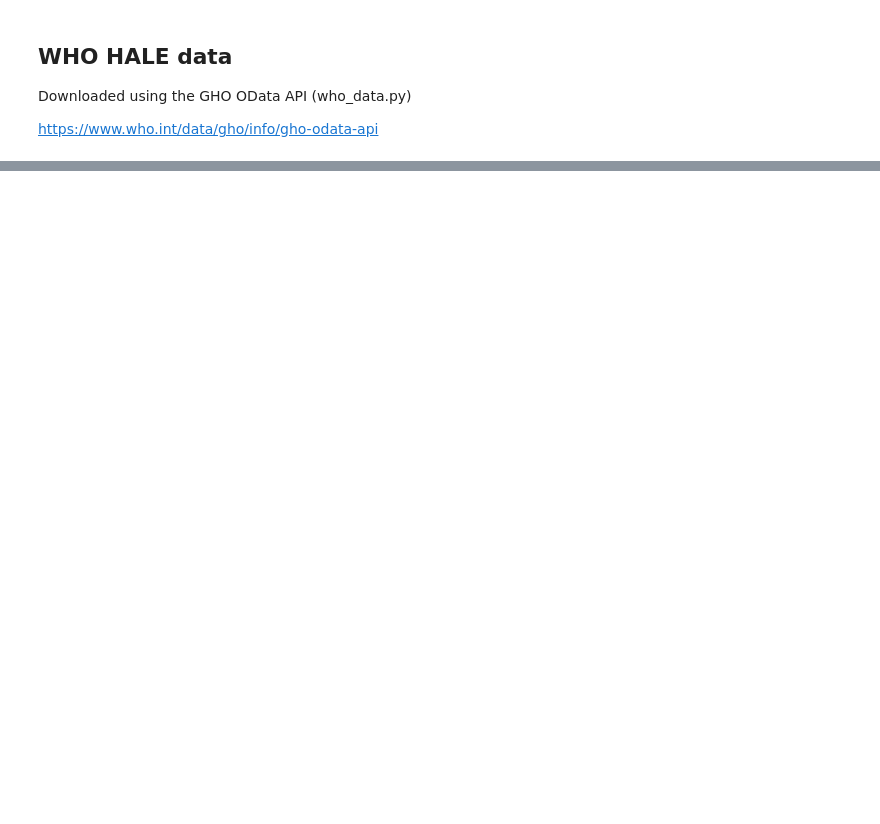
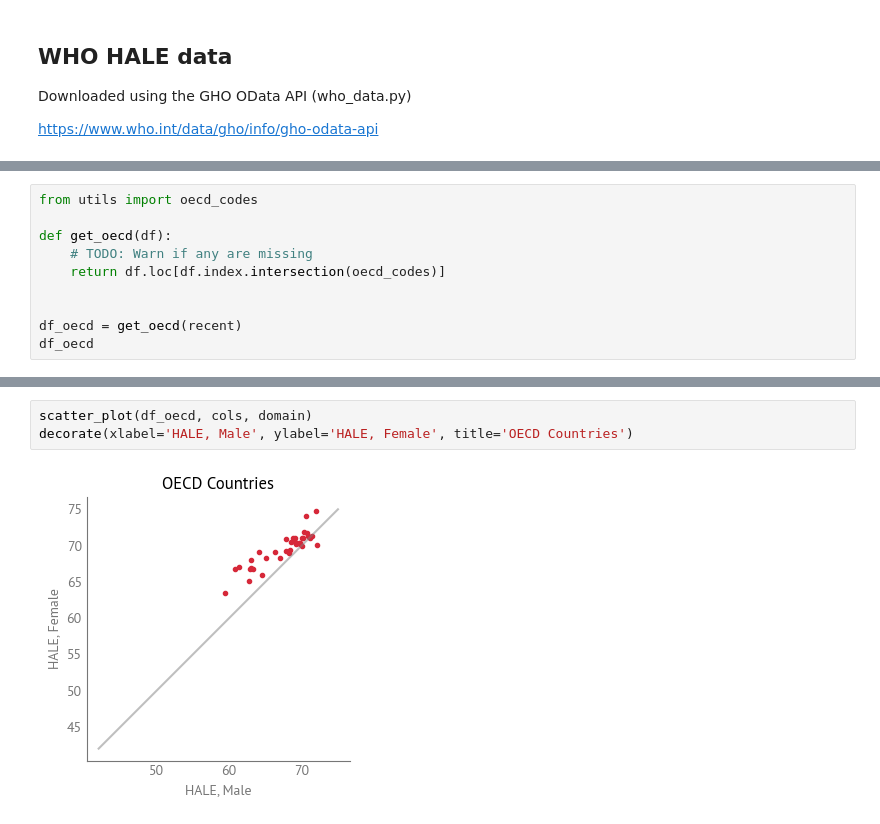
Before and after one commit to AllenDowney/EqualityWEF, a Jupyter notebook: HALE/hale.ipynb, the cells around one changed output, grey strips where cells are left out. Cells and saved outputs as stored; diff of their text form; blank space fills up the shorter version.

```diff
--- a/HALE/hale.ipynb
+++ b/HALE/hale.ipynb
@@ -278,0 +169,10 @@ None
+# %%
+from utils import oecd_codes
+
+def get_oecd(df):
+    # TODO: Warn if any are missing
+    return df.loc[df.index.intersection(oecd_codes)]
+
+
+df_oecd = get_oecd(recent)
+df_oecd
@@ -278,0 +198,5 @@ None
+# %%
+scatter_plot(df_oecd, cols, domain)
+decorate(xlabel='HALE, Male', ylabel='HALE, Female', title='OECD Countries')
+# %% [output]
+[figure, added]
```
Also changed, not shown: parts of 109 cells of this notebook, 3 other files.
